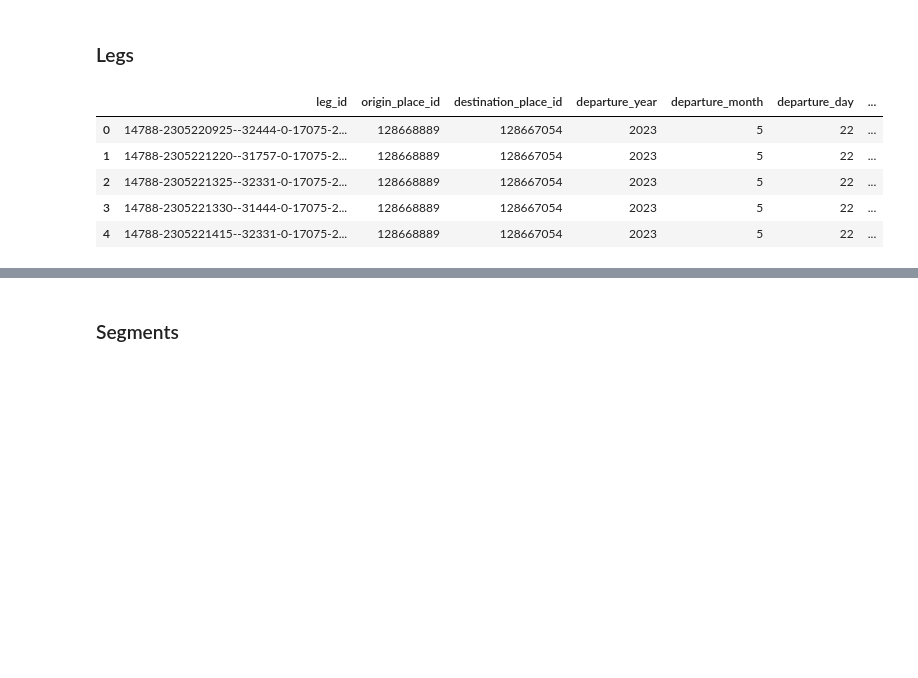
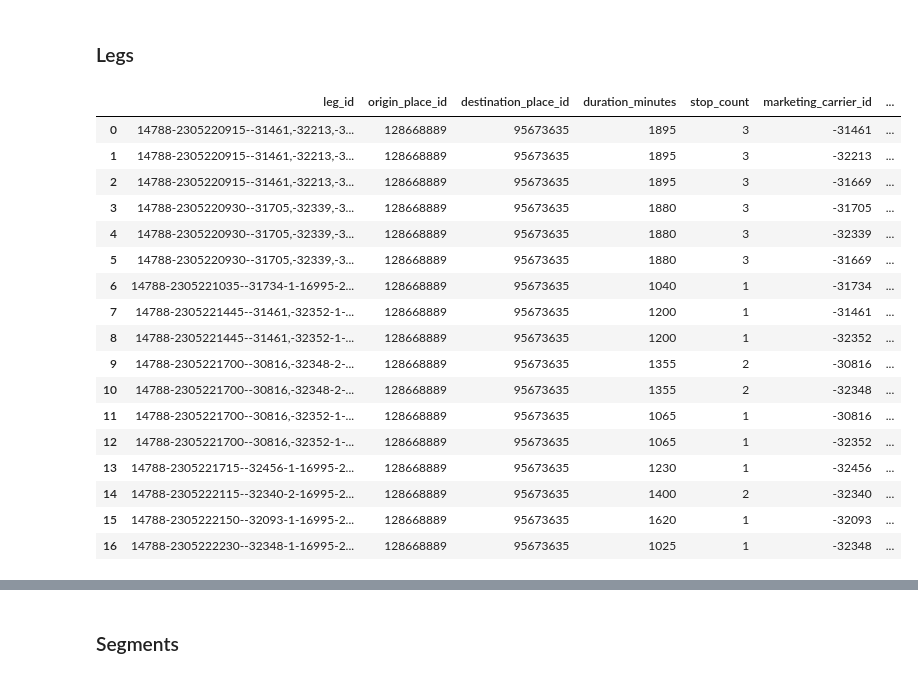
Before and after one commit to vdelimad/tsb-with-reinforcement-learning, a Jupyter notebook: Code/flight_data_gathering.ipynb, the cells around one changed output, grey strips where cells are left out. Cells and saved outputs as stored; diff of their text form; code cells hidden in the pictures; blank space fills up the shorter version.

```diff
--- a/Code/flight_data_gathering.ipynb
+++ b/Code/flight_data_gathering.ipynb
@@ -46,7 +47,7 @@ with open('../Data/skyscanner_auth.txt', 'r') as file:
     skyscanner_auth = file.read()
 # %%
 # set up api
-def get_flight_tables(departure_airport, arrival_airport, skyscanner_auth=skyscanner_auth):
+def get_flight_tables(departure_airport, arrival_airport, year, month, day, skyscanner_auth=skyscanner_auth):
     url = 'https://partners.api.skyscanner.net/apiservices/v3/flights/live/search/create'
     headers = {'x-api-key': skyscanner_auth}
 
@@ -58,7 +59,7 @@ def get_flight_tables(departure_airport, arrival_airport, skyscanner_auth=skysca
             'query_legs': [{
                 'origin_place_id': {'iata': departure_airport},
                 'destination_place_id': {'iata': arrival_airport},
-                'date': {'year': 2023, 'month': 5, 'day': 22}
+                'date': {'year': year, 'month': month, 'day': day}
             }],
             'adults': 1,
             'cabin_class': 'CABIN_CLASS_ECONOMY'
@@ -71,6 +72,8 @@ def get_flight_tables(departure_airport, arrival_airport, skyscanner_auth=skysca
         if response.status_code == 200:
             # store data
             response = response.json()
+            #print(json.dumps(response, indent=4)
+
             return response['content']['results']
         else:
             response.raise_for_status()
@@ -78,4 +81,4 @@ def get_flight_tables(departure_airport, arrival_airport, skyscanner_auth=skysca
         print(err)
 
 # test
-flight_tables = get_flight_tables('KBL', 'DEL')
+flight_tables = get_flight_tables('NRT', 'TLV', 2023, 5, 22)
@@ -146,39 +160,51 @@ def clean_legs_table(flight_tables):
                 'departure_month': departure_dt['month'],
                 'departure_day': departure_dt['day'],
                 'departure_hour': departure_dt['hour'],
                 'departure_minute': departure_dt['minute'],
                 'departure_second': departure_dt['second'],
                 'arrival_year': arrival_dt['year'],
                 'arrival_month': arrival_dt['month'],
                 'arrival_day': arrival_dt['day'],
                 'arrival_hour': arrival_dt['hour'],
                 'arrival_minute': arrival_dt['minute'],
                 'arrival_second': arrival_dt['second'],
                 'duration_minutes': value['durationInMinutes'],
                 'stop_count': value['stopCount'],
                 'marketing_carrier_id': marketing_carrier_id,
                 'operating_carrier_id': operating_carrier_id,
                 'segment_id': segment_id
             })
 
     # create dataframe
     legs = pd.DataFrame(rows)
 
     # combine time  columns
-    #combine_to_datetime(legs, 'departure')
-    #combine_to_datetime(legs, 'arrival')
+    combine_to_datetime(legs, 'departure')
+    combine_to_datetime(legs, 'arrival')
 
     # rename id column
     return legs.rename(columns={'id': 'leg_id'})
 
 
 # test
 legs = clean_legs_table(flight_tables)
-display(legs.head())
+display(legs.head(100))
 # %% [output]
-|  | leg_id | origin_place_id | destination_place_id | departure_year | departure_month | departure_day | ... |
-| 0 | 14788-2305220925--32444-0-17075-2... | 128668889 | 128667054 | 2023 | 5 | 22 | ... |
-| 1 | 14788-2305221220--31757-0-17075-2... | 128668889 | 128667054 | 2023 | 5 | 22 | ... |
-| 2 | 14788-2305221325--32331-0-17075-2... | 128668889 | 128667054 | 2023 | 5 | 22 | ... |
-| 3 | 14788-2305221330--31444-0-17075-2... | 128668889 | 128667054 | 2023 | 5 | 22 | ... |
-| 4 | 14788-2305221415--32331-0-17075-2... | 128668889 | 128667054 | 2023 | 5 | 22 | ... |
+|  | leg_id | origin_place_id | destination_place_id | duration_minutes | stop_count | marketing_carrier_id | ... |
+| 0 | 14788-2305220915--31461,-32213,-3... | 128668889 | 95673635 | 1895 | 3 | -31461 | ... |
+| 1 | 14788-2305220915--31461,-32213,-3... | 128668889 | 95673635 | 1895 | 3 | -32213 | ... |
+| 2 | 14788-2305220915--31461,-32213,-3... | 128668889 | 95673635 | 1895 | 3 | -31669 | ... |
+| 3 | 14788-2305220930--31705,-32339,-3... | 128668889 | 95673635 | 1880 | 3 | -31705 | ... |
+| 4 | 14788-2305220930--31705,-32339,-3... | 128668889 | 95673635 | 1880 | 3 | -32339 | ... |
+| 5 | 14788-2305220930--31705,-32339,-3... | 128668889 | 95673635 | 1880 | 3 | -31669 | ... |
+| 6 | 14788-2305221035--31734-1-16995-2... | 128668889 | 95673635 | 1040 | 1 | -31734 | ... |
+| 7 | 14788-2305221445--31461,-32352-1-... | 128668889 | 95673635 | 1200 | 1 | -31461 | ... |
+| 8 | 14788-2305221445--31461,-32352-1-... | 128668889 | 95673635 | 1200 | 1 | -32352 | ... |
+| 9 | 14788-2305221700--30816,-32348-2-... | 128668889 | 95673635 | 1355 | 2 | -30816 | ... |
+| 10 | 14788-2305221700--30816,-32348-2-... | 128668889 | 95673635 | 1355 | 2 | -32348 | ... |
+| 11 | 14788-2305221700--30816,-32352-1-... | 128668889 | 95673635 | 1065 | 1 | -30816 | ... |
+| 12 | 14788-2305221700--30816,-32352-1-... | 128668889 | 95673635 | 1065 | 1 | -32352 | ... |
+| 13 | 14788-2305221715--32456-1-16995-2... | 128668889 | 95673635 | 1230 | 1 | -32456 | ... |
+| 14 | 14788-2305222115--32340-2-16995-2... | 128668889 | 95673635 | 1400 | 2 | -32340 | ... |
+| 15 | 14788-2305222150--32093-1-16995-2... | 128668889 | 95673635 | 1620 | 1 | -32093 | ... |
+| 16 | 14788-2305222230--32348-1-16995-2... | 128668889 | 95673635 | 1025 | 1 | -32348 | ... |
```
Also changed, not shown: parts of 17 cells of this notebook, 4 other files.
